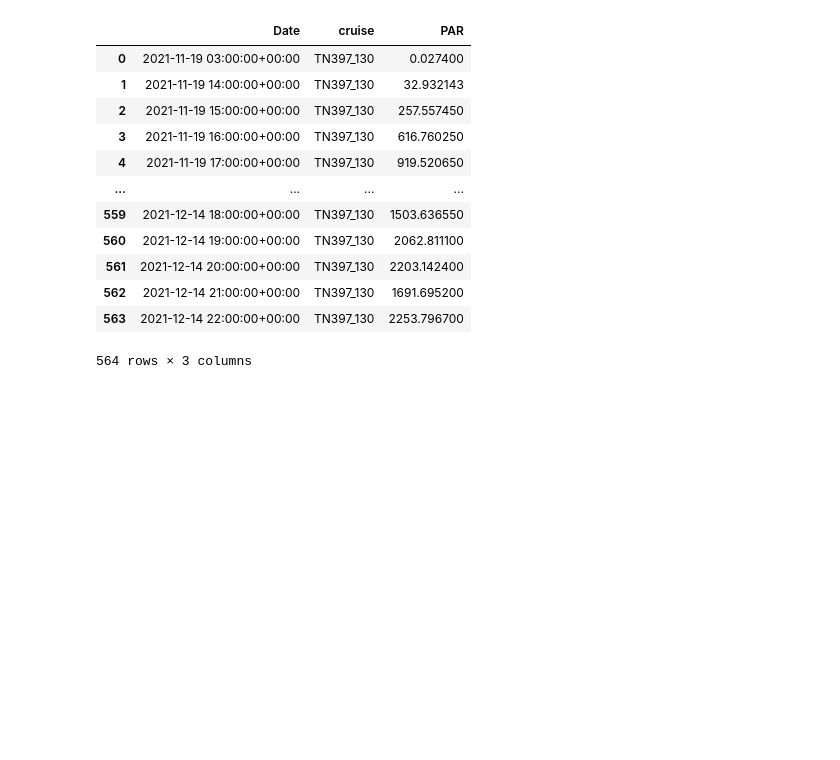
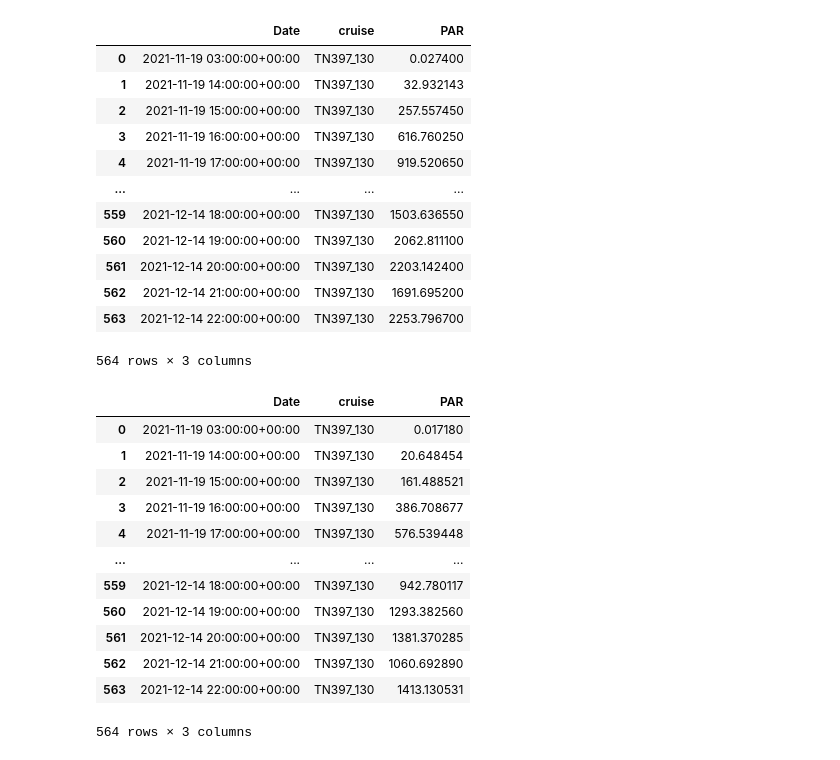
Before and after one commit to kpc02/SACNAS-2023-project, a Jupyter notebook: surface_level_par.ipynb, the cells around one changed output. Saved outputs shown, nothing was run; the diff lists cells and outputs as text; code cells hidden in the pictures; blank space fills up the shorter version.

```diff
--- a/surface_level_par.ipynb
+++ b/surface_level_par.ipynb
@@ -115,4 +104,22 @@ uncalib_par
 | 562 | 2021-12-14 21:00:00+00:00 | TN397_130 | 1691.695200 |
 | 563 | 2021-12-14 22:00:00+00:00 | TN397_130 | 2253.796700 |
 564 rows × 3 columns
+# %%
+sat_par = uncalib_par.copy()
+sat_par['PAR'] = sat_par['PAR'].apply(lambda x: x*0.627)
+sat_par
+# %% [output]
+|  | Date | cruise | PAR |
+| 0 | 2021-11-19 03:00:00+00:00 | TN397_130 | 0.017180 |
+| 1 | 2021-11-19 14:00:00+00:00 | TN397_130 | 20.648454 |
+| 2 | 2021-11-19 15:00:00+00:00 | TN397_130 | 161.488521 |
+| 3 | 2021-11-19 16:00:00+00:00 | TN397_130 | 386.708677 |
+| 4 | 2021-11-19 17:00:00+00:00 | TN397_130 | 576.539448 |
+| ... | ... | ... | ... |
+| 559 | 2021-12-14 18:00:00+00:00 | TN397_130 | 942.780117 |
+| 560 | 2021-12-14 19:00:00+00:00 | TN397_130 | 1293.382560 |
+| 561 | 2021-12-14 20:00:00+00:00 | TN397_130 | 1381.370285 |
+| 562 | 2021-12-14 21:00:00+00:00 | TN397_130 | 1060.692890 |
+| 563 | 2021-12-14 22:00:00+00:00 | TN397_130 | 1413.130531 |
+564 rows × 3 columns
 # %% [markdown]
```
Also changed, not shown: parts of 8 cells of this notebook, 1 other file.
